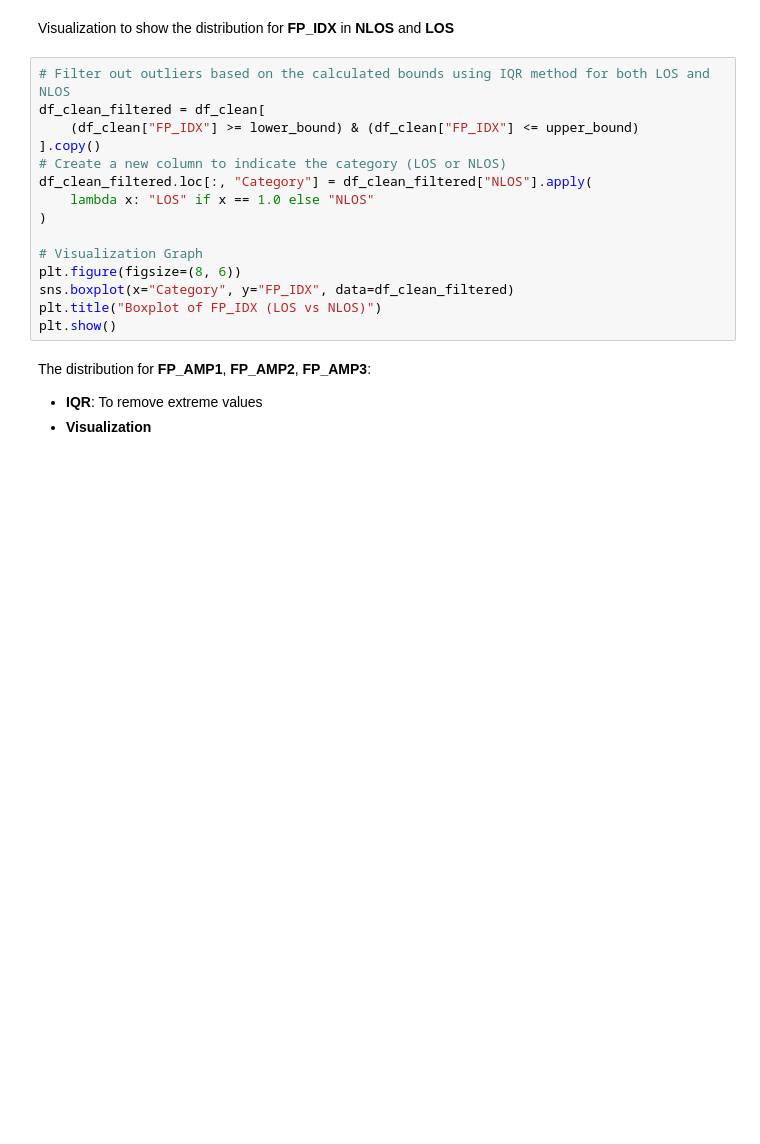
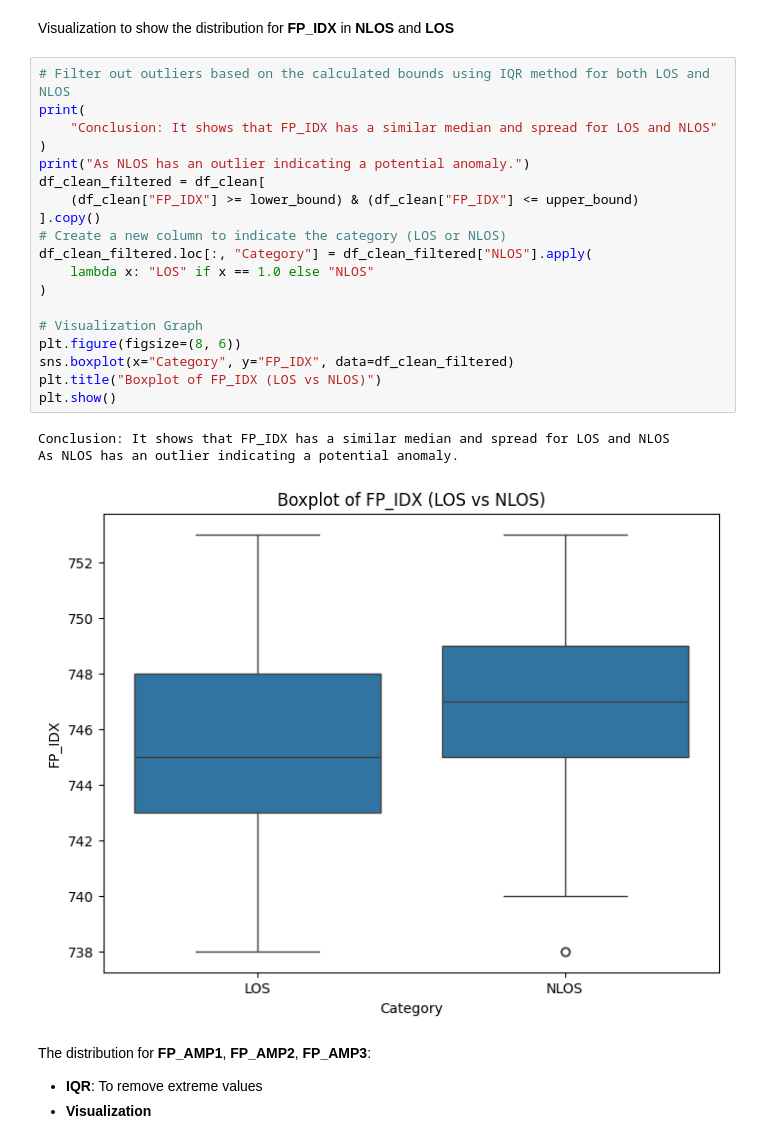
Before and after one commit to janaveniice/UoG-DA_Group17, a Jupyter notebook: los-nlos-model/model.ipynb, the cells around one changed output. Drawn from its saved outputs; the diff is of its cells as text; blank space fills up the shorter version.

```diff
--- a/los-nlos-model/model.ipynb
+++ b/los-nlos-model/model.ipynb
@@ -148,19 +217,27 @@ print("Outliers for 'FP_IDX':\n", outliers)
 Visualization to show the distribution for **FP_IDX** in **NLOS** and **LOS**
 # %%
 # Filter out outliers based on the calculated bounds using IQR method for both LOS and NLOS
+print(
+    "Conclusion: It shows that FP_IDX has a similar median and spread for LOS and NLOS"
+)
+print("As NLOS has an outlier indicating a potential anomaly.")
 df_clean_filtered = df_clean[
     (df_clean["FP_IDX"] >= lower_bound) & (df_clean["FP_IDX"] <= upper_bound)
 ].copy()
 # Create a new column to indicate the category (LOS or NLOS)
 df_clean_filtered.loc[:, "Category"] = df_clean_filtered["NLOS"].apply(
     lambda x: "LOS" if x == 1.0 else "NLOS"
 )
 
 # Visualization Graph
 plt.figure(figsize=(8, 6))
 sns.boxplot(x="Category", y="FP_IDX", data=df_clean_filtered)
 plt.title("Boxplot of FP_IDX (LOS vs NLOS)")
 plt.show()
+# %% [output]
+Conclusion: It shows that FP_IDX has a similar median and spread for LOS and NLOS
+As NLOS has an outlier indicating a potential anomaly.
+[figure, added]
 # %% [markdown]
 The distribution for **FP_AMP1**, **FP_AMP2**, **FP_AMP3**:
 - **IQR**: To remove extreme values
```
Also changed, not shown: parts of 13 cells of this notebook.
